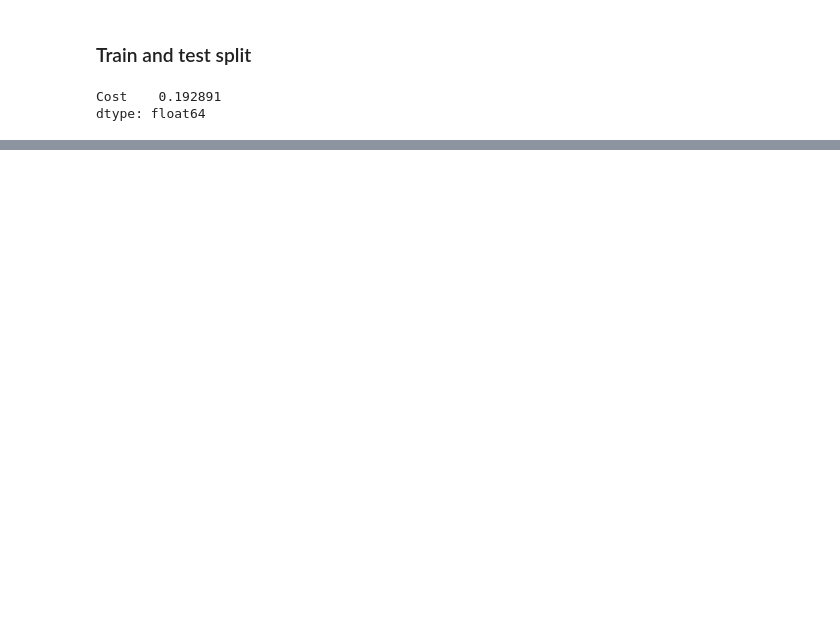
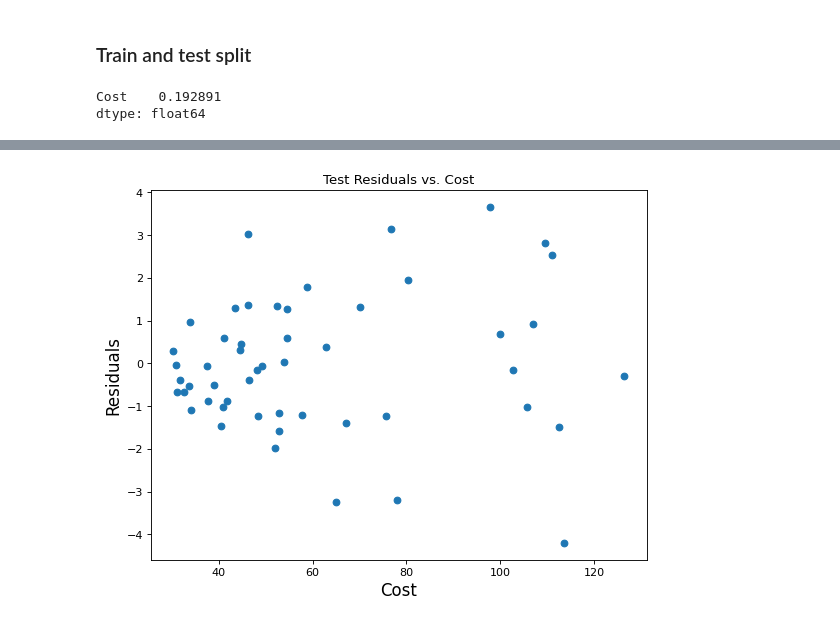
Before and after one commit to BernardoAguayoOrtega/linear-regression-model-project, a Jupyter notebook: regression.ipynb, the cells around one changed output, grey strips where cells are left out. Saved outputs shown, nothing was run; the diff lists cells and outputs as text; code cells hidden in the pictures; blank space fills up the shorter version.

```diff
--- a/regression.ipynb
+++ b/regression.ipynb
@@ -233,0 +305,17 @@ Notes:
+# %%
+#Demo of how to deal with non-constant variance through transformations
+
+test_residuals=(y_test-y_test_fitted)
+len(y_test)
+len(y_test_fitted)
+len(test_residuals)
+
+#Residuals vs. predictor in test set
+figure(figsize=(8, 6), dpi=80)
+plt.title('Test Residuals vs. Cost')
+plt.xlabel('Cost',fontsize=15)
+plt.ylabel('Residuals',fontsize=15)
+plt.scatter(x_test, test_residuals)
+plt.show()
+# %% [output]
+[figure, added]
```
Also changed, not shown: parts of 13 cells of this notebook.
